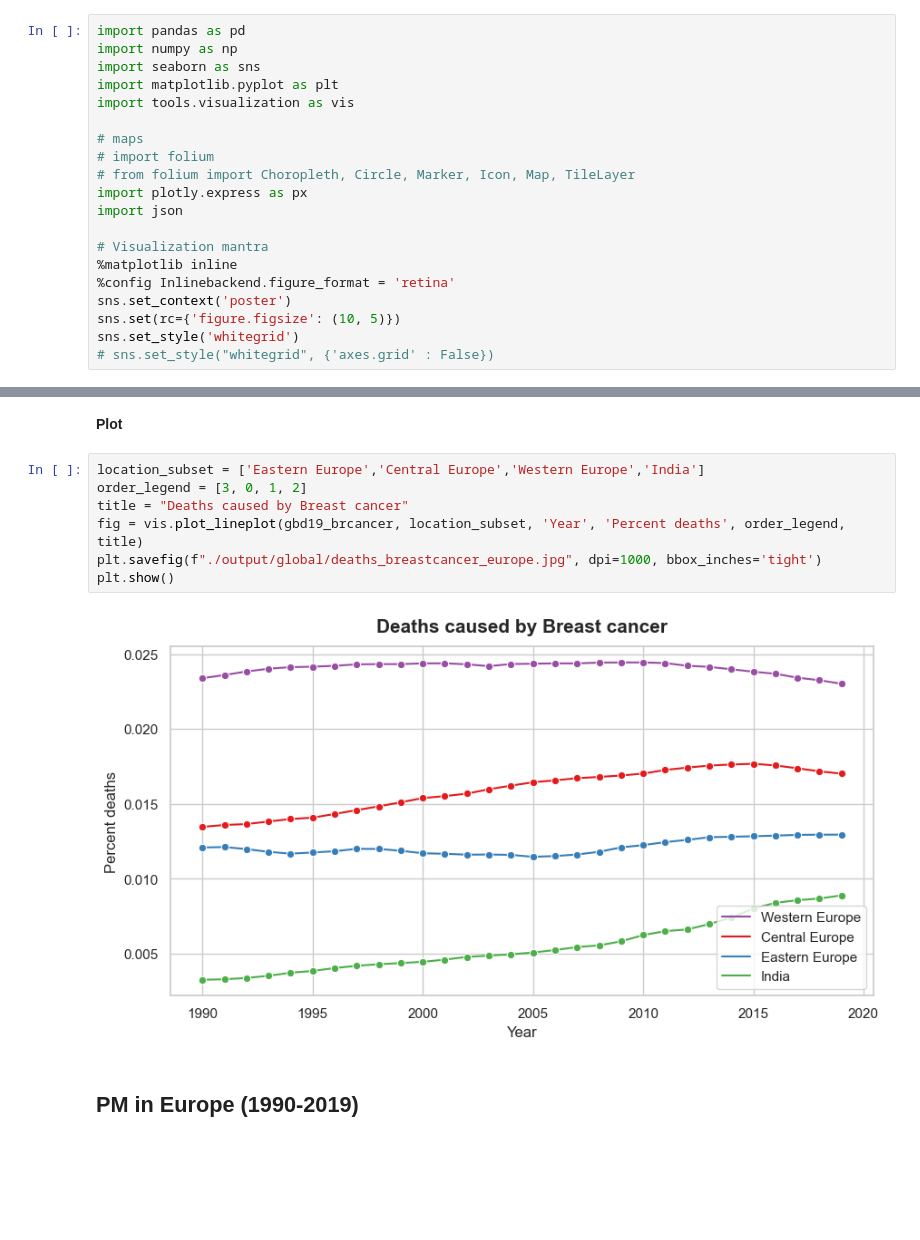
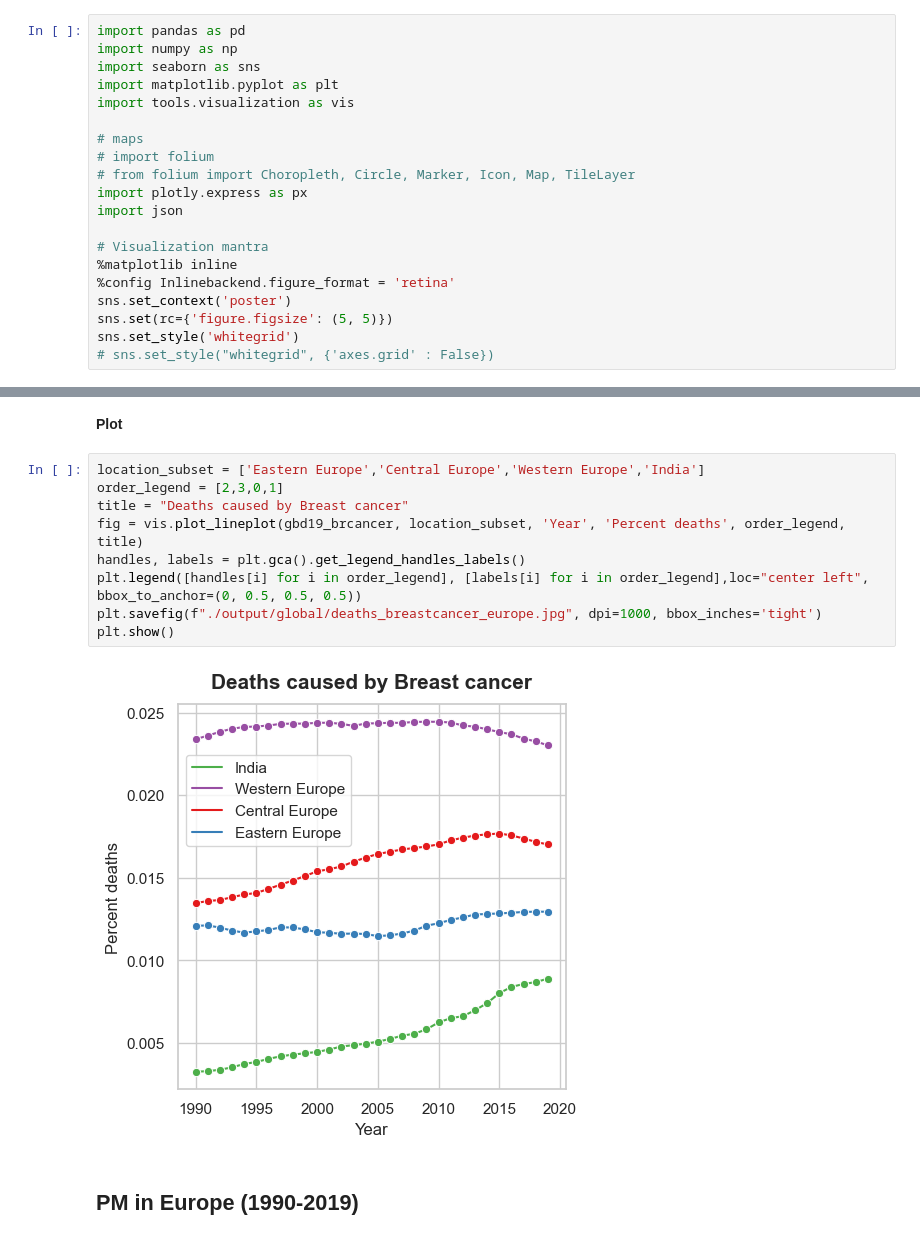
Before and after one commit to mplanasgit/Ironhack-Final-Project, a Jupyter notebook: src/EDA_gbd.ipynb, the cells around one changed output, grey strips where cells are left out. Saved outputs shown, nothing was run; the diff lists cells and outputs as text; blank space fills up the shorter version.

Commit message:
updates in graphs

```diff
--- a/src/EDA_gbd.ipynb
+++ b/src/EDA_gbd.ipynb
@@ -25,7 +25,7 @@ import json
 %matplotlib inline
 %config Inlinebackend.figure_format = 'retina'
 sns.set_context('poster')
-sns.set(rc={'figure.figsize': (10, 5)})
+sns.set(rc={'figure.figsize': (5, 5)})
 sns.set_style('whitegrid')
 # sns.set_style("whitegrid", {'axes.grid' : False})
 # %% [markdown]
@@ -89,13 +89,15 @@ gbd19_brcancer.to_csv('../data/GBD19/disease/gbd19_brcancer.csv', index = False)
 **Plot**
 # %%
 location_subset = ['Eastern Europe','Central Europe','Western Europe','India']
-order_legend = [3, 0, 1, 2]
+order_legend = [2,3,0,1]
 title = "Deaths caused by Breast cancer"
 fig = vis.plot_lineplot(gbd19_brcancer, location_subset, 'Year', 'Percent deaths', order_legend, title)
+handles, labels = plt.gca().get_legend_handles_labels()
+plt.legend([handles[i] for i in order_legend], [labels[i] for i in order_legend],loc="center left", bbox_to_anchor=(0, 0.5, 0.5, 0.5))
 plt.savefig(f"./output/global/deaths_breastcancer_europe.jpg", dpi=1000, bbox_inches='tight')
 plt.show()
 # %% [output]
-[figure, old version]
+[figure, new version]
 # %% [markdown]
 ## PM in Europe (1990-2019)
 # %%
```
Also changed, not shown: parts of 5 cells of this notebook, 3 other files.
